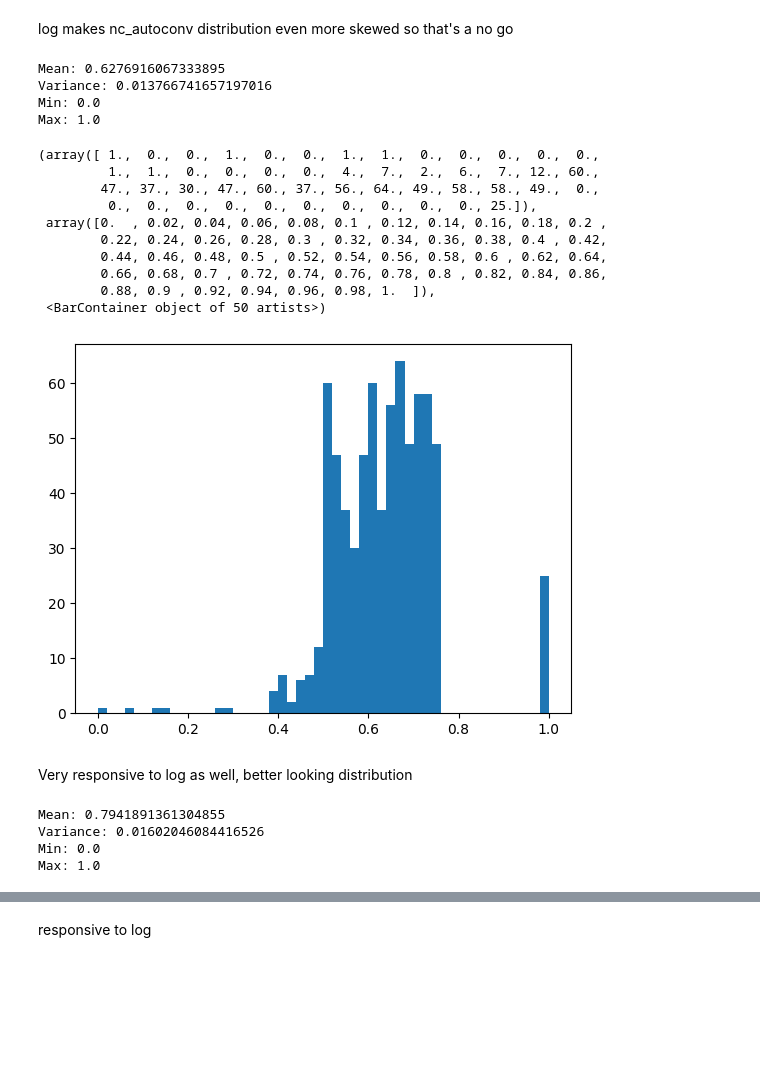
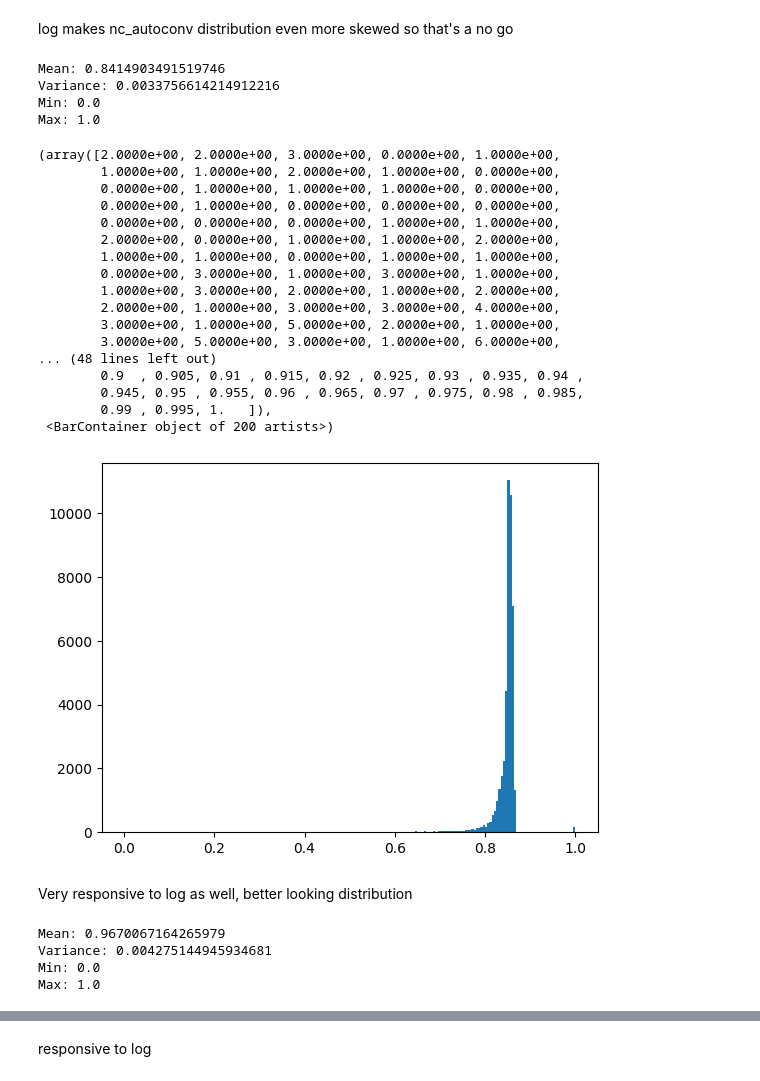
Before and after one commit to GabeTsai/Machine-Learning-Cloud-Microphysics, a Jupyter notebook: DataWork/NCDataExploration.ipynb, the cells around one changed output, grey strips where cells are left out. Drawn from its saved outputs; the diff is of its cells as text; code cells hidden in the pictures; blank space fills up the shorter version.

```diff
--- a/DataWork/NCDataExploration.ipynb
+++ b/DataWork/NCDataExploration.ipynb
@@ -7,4 +7,4 @@ import numpy.ma as ma
 import matplotlib.pyplot as plt
 import torch
 # %%
-file = '/Users/HP/Documents/GitHub/Machine-Learning-Cloud-Microphysics/Data/NetCDFFiles/ena25jan2023.nc'
+file = '/Users/HP/Documents/GitHub/Machine-Learning-Cloud-Microphysics/Data/NetCDFFiles/ena19jan2023.nc'
@@ -339,32 +201,39 @@ log makes nc_autoconv distribution even more skewed so that's a no go
 qr_autoconv_cloud_norm = prepare_dataset(qr_autoconv_cloud, True)
 data_profile(qr_autoconv_cloud_norm)
 # %% [output]
-Mean: 0.6276916067333895
-Variance: 0.013766741657197016
+Mean: 0.8414903491519746
+Variance: 0.0033756614214912216
 Min: 0.0
 Max: 1.0
 # %%
-plt.hist(qr_autoconv_cloud_norm[10,:], bins = 50, range = (0, 1))
+plt.hist(qr_autoconv_cloud_norm.flatten(), bins = 200, range = (0, 1))
 # %% [output]
-(array([ 1.,  0.,  0.,  1.,  0.,  0.,  1.,  1.,  0.,  0.,  0.,  0.,  0.,
-         1.,  1.,  0.,  0.,  0.,  0.,  4.,  7.,  2.,  6.,  7., 12., 60.,
-        47., 37., 30., 47., 60., 37., 56., 64., 49., 58., 58., 49.,  0.,
-         0.,  0.,  0.,  0.,  0.,  0.,  0.,  0.,  0.,  0., 25.]),
- array([0.  , 0.02, 0.04, 0.06, 0.08, 0.1 , 0.12, 0.14, 0.16, 0.18, 0.2 ,
-        0.22, 0.24, 0.26, 0.28, 0.3 , 0.32, 0.34, 0.36, 0.38, 0.4 , 0.42,
-        0.44, 0.46, 0.48, 0.5 , 0.52, 0.54, 0.56, 0.58, 0.6 , 0.62, 0.64,
-        0.66, 0.68, 0.7 , 0.72, 0.74, 0.76, 0.78, 0.8 , 0.82, 0.84, 0.86,
-        0.88, 0.9 , 0.92, 0.94, 0.96, 0.98, 1.  ]),
- <BarContainer object of 50 artists>)
+(array([2.0000e+00, 2.0000e+00, 3.0000e+00, 0.0000e+00, 1.0000e+00,
+        1.0000e+00, 1.0000e+00, 2.0000e+00, 1.0000e+00, 0.0000e+00,
+        0.0000e+00, 1.0000e+00, 1.0000e+00, 1.0000e+00, 0.0000e+00,
+        0.0000e+00, 1.0000e+00, 0.0000e+00, 0.0000e+00, 0.0000e+00,
+        0.0000e+00, 0.0000e+00, 0.0000e+00, 1.0000e+00, 1.0000e+00,
+        2.0000e+00, 0.0000e+00, 1.0000e+00, 1.0000e+00, 2.0000e+00,
+        1.0000e+00, 1.0000e+00, 0.0000e+00, 1.0000e+00, 1.0000e+00,
+        0.0000e+00, 3.0000e+00, 1.0000e+00, 3.0000e+00, 1.0000e+00,
+        1.0000e+00, 3.0000e+00, 2.0000e+00, 1.0000e+00, 2.0000e+00,
+        2.0000e+00, 1.0000e+00, 3.0000e+00, 3.0000e+00, 4.0000e+00,
+        3.0000e+00, 1.0000e+00, 5.0000e+00, 2.0000e+00, 1.0000e+00,
+        3.0000e+00, 5.0000e+00, 3.0000e+00, 1.0000e+00, 6.0000e+00,
+... (48 lines left out)
+        0.9  , 0.905, 0.91 , 0.915, 0.92 , 0.925, 0.93 , 0.935, 0.94 ,
+        0.945, 0.95 , 0.955, 0.96 , 0.965, 0.97 , 0.975, 0.98 , 0.985,
+        0.99 , 0.995, 1.   ]),
+ <BarContainer object of 200 artists>)
-[figure, old version]
+[figure, new version]
 # %% [markdown]
 Very responsive to log as well, better looking distribution
 # %%
 nr_autoconv_cloud_norm = prepare_dataset(nr_autoconv_cloud, True)
 data_profile(nr_autoconv_cloud_norm)
 # %% [output]
-Mean: 0.7941891361304855
-Variance: 0.01602046084416526
+Mean: 0.9670067164265979
+Variance: 0.004275144945934681
 Min: 0.0
 Max: 1.0
 # %%
```
Also changed, not shown: parts of 29 cells of this notebook, 3 other files.
